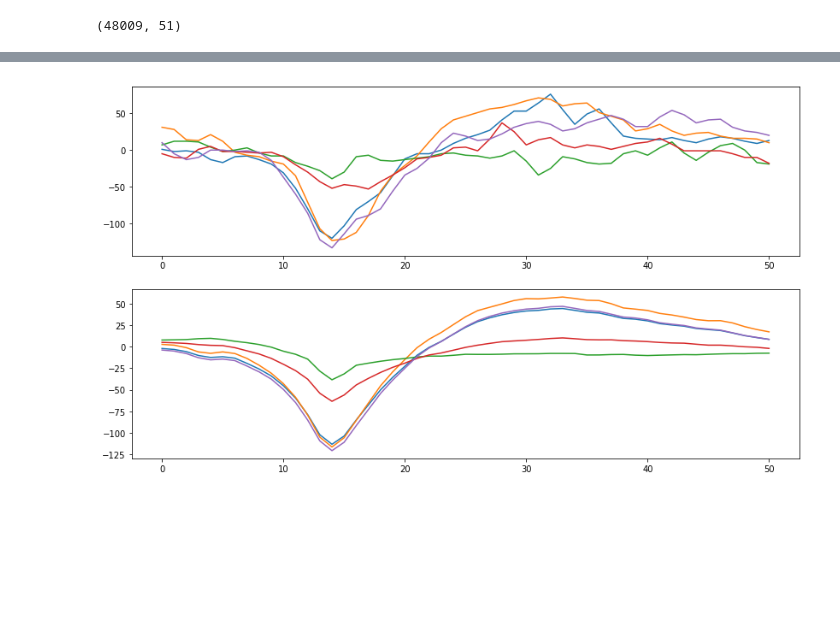
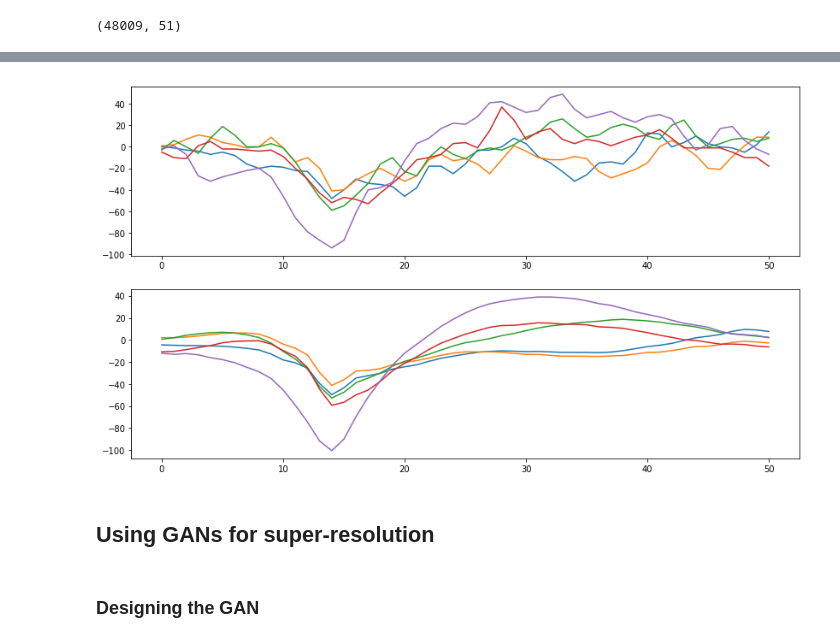
Before and after one commit to psambit9791/SpikeSort, a Jupyter notebook: TopSpikes.ipynb, the cells around one changed output, grey strips where cells are left out. Drawn from its saved outputs; the diff is of its cells as text; code cells hidden in the pictures; blank space fills up the shorter version.

Commit message:
Updated GAN for super-res

```diff
--- a/TopSpikes.ipynb
+++ b/TopSpikes.ipynb
@@ -120,39 +105,36 @@ torch.cuda.set_device(0)
 class autoencoder(nn.Module):
     def __init__(self, input_size):
         super(autoencoder, self).__init__()
-        self.encoder = nn.Sequential(nn.Linear(input_size, 1024),
-                                     nn.ELU(),
-                                     nn.Linear(1024, 512),
+        self.encoder = nn.Sequential(nn.Linear(input_size, 512),
                                      nn.ELU(),
                                      nn.Linear(512, 256),
                                      nn.ELU(),
                                      nn.Linear(256, 128),
                                      nn.ELU(),
+                                     nn.Dropout(p=0.1),
                                      nn.Linear(128, 64),
                                      nn.ELU(),
                                      nn.Linear(64, 32),
                                      nn.ELU(),
-                                     nn.Linear(32, 16),)
-        self.decoder = nn.Sequential(nn.Linear(16, 32),
+                                     nn.Linear(32, 16),
+                                     nn.ELU(),
+                                     nn.Linear(16, 8))
+        self.decoder = nn.Sequential(nn.Linear(8, 16),
+                                     nn.ELU(),
+                                     nn.Linear(16, 32),
                                      nn.ELU(),
                                      nn.Linear(32, 64),
                                      nn.ELU(),
+                                     nn.Dropout(p=0.1),
                                      nn.Linear(64, 128),
                                      nn.ELU(),
                                      nn.Linear(128, 256),
                                      nn.ELU(),
                                      nn.Linear(256, 512),
                                      nn.ELU(),
-                                     nn.Linear(512, 1024),
-                                     nn.ELU(),
-                                     nn.Linear(1024, input_size))
+                                     nn.Linear(512, input_size))
 
     def forward(self, x):
         enc = self.encoder(x)
         dec = self.decoder(enc)
         return enc, dec
-
-    def forward_numpy(self, x):
-        #x = torch.from_numpy(x).float().cuda()
-        enc, dec = self.forward(x)
-        return dec
@@ -169,14 +153,15 @@ print(electrode_data_train.shape)
 # %%
 import random
 
-def train(model, input_data, criterion, optimizer, epoch_range,  batch_size):
+def train_ae(model, input_data, criterion, optimizer, epoch_range,  batch_size):
+    losses = []
     for num_epoch in range(epoch_range):
         selected = random.sample(range(0, input_data.shape[0]), batch_size)
         for feats in selected:
             x = input_data[feats, :]
             x = torch.from_numpy(x).float().cuda()
             #---------FORWARD------------#
-            out = model.forward_numpy(x)
+            enc, out = model.forward(x)
             out = torch.tensor(out).float().cuda()
             loss = criterion(out, x)
             #---------BACKWARD------------#
@@ -184,4 +169,5 @@ def train(model, input_data, criterion, optimizer, epoch_range,  batch_size):
             loss.backward()
             optimizer.step()
         print('epoch [{}/{}], loss:{:.7f}'.format(num_epoch + 1, epoch_range, loss.data[0]))
-    return out
+        losses.append(loss.data[0])
+    return enc, out, losses
@@ -188,12 +178,13 @@ def train(model, input_data, criterion, optimizer, epoch_range,  batch_size):
 # %%
-epoch_range = 50
-batch_size = 250
+epoch_range = 1000
+batch_size = 70
 learning_rate = 0.0001
 
 model = autoencoder(length).cuda()
+model.apply(init_weights)
 criterion = nn.MSELoss()
 optimizer = torch.optim.Adam(
     model.parameters(), lr=learning_rate, weight_decay=0.001)
 
-out = train(model, electrode_data_train, criterion, optimizer, epoch_range, batch_size)
+enc, out, losses = train_ae(model, electrode_data_train, criterion, optimizer, epoch_range, batch_size)
 # %% [output]
@@ -217,19 +216,23 @@ epoch [50/50], loss:303.2570801
 # %%
 plt.figure(figsize=(14,8))
 
 # n = [1, 30, 45, 50, 65]
-n = [3400, 4598, 877, 6709, 8711]
+n = [3490, 1098, 8707, 6709, 871]
 
 
 for i in n:
     data = electrode_data_test[i, :]
     data = torch.from_numpy(data).float().cuda()
-    o = model.forward_numpy(data).cuda()
+    enc, o = model.forward_numpy(data)
     o = (o.data).cpu().numpy()
     plt.subplot(211)
     plt.plot(electrode_data_test[i, :])
     plt.subplot(212)
     plt.plot(o)
 plt.show()
 # %% [output]
-[figure, old version]
+[figure, new version]
+# %% [markdown]
+## Using GANs for super-resolution
+# %% [markdown]
+### Designing the GAN
```
Also changed, not shown: parts of 18 cells of this notebook.
